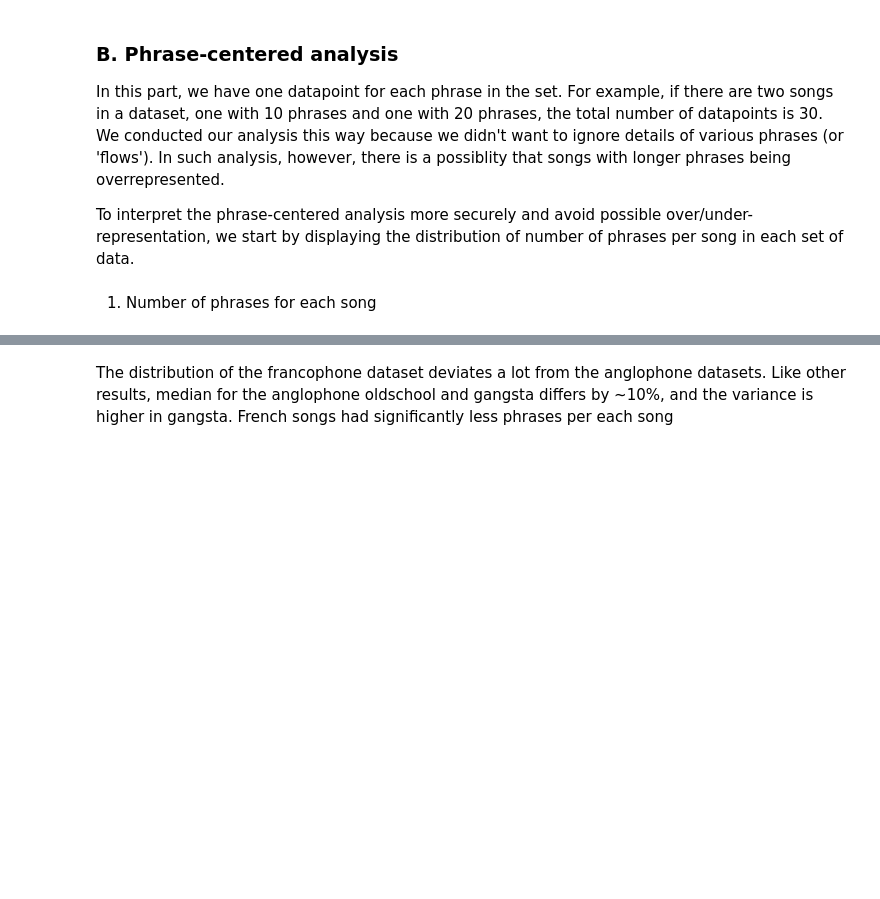
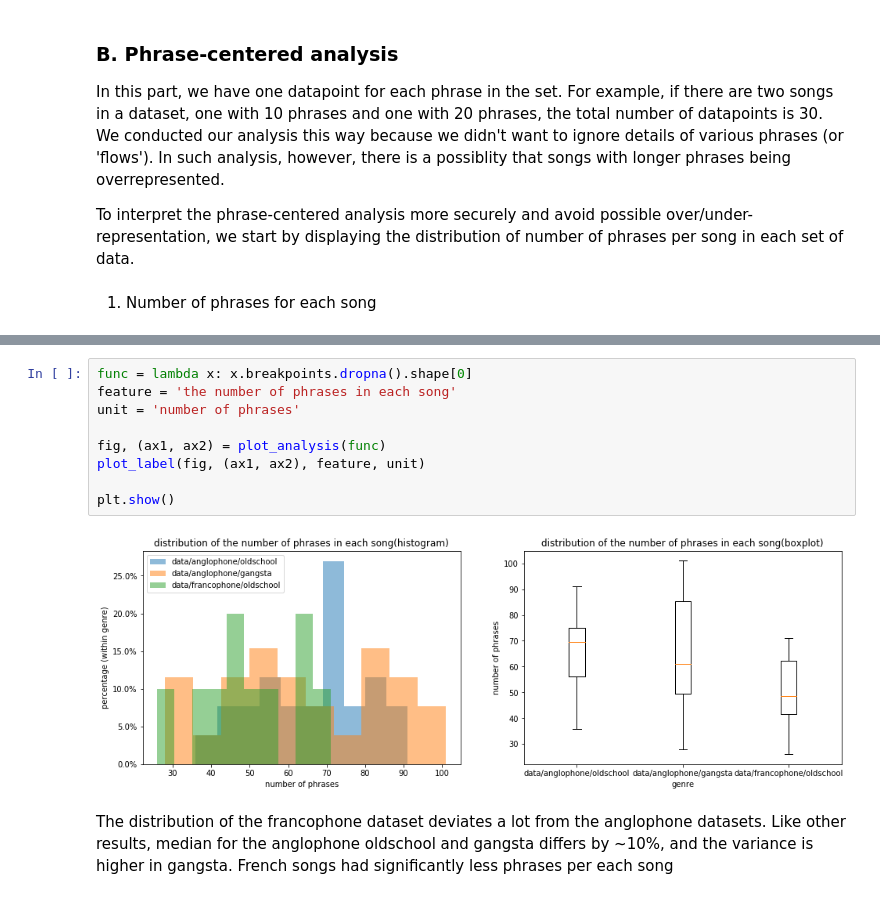
Before and after one commit to haeeunkim/dh401, a Jupyter notebook: milestone3.ipynb, the cells around one changed output, grey strips where cells are left out. Saved outputs shown, nothing was run; the diff lists cells and outputs as text; blank space fills up the shorter version.

```diff
--- a/milestone3.ipynb
+++ b/milestone3.ipynb
@@ -673,3 +583,14 @@ nuumber of phrases in franc/oldschool dataset: 504 phrases out of 10 songs
+# %%
+func = lambda x: x.breakpoints.dropna().shape[0]
+feature = 'the number of phrases in each song'
+unit = 'number of phrases'
+
+fig, (ax1, ax2) = plot_analysis(func)
+plot_label(fig, (ax1, ax2), feature, unit)
+
+plt.show()
+# %% [output]
+[figure, added]
 # %% [markdown]
 The distribution of the francophone dataset deviates a lot from the anglophone datasets. Like other results, median for the anglophone oldschool and gangsta differs by ~10%, and the variance is higher in gangsta.
 French songs had significantly less phrases per each song
```
Also changed, not shown: parts of 21 cells of this notebook.
